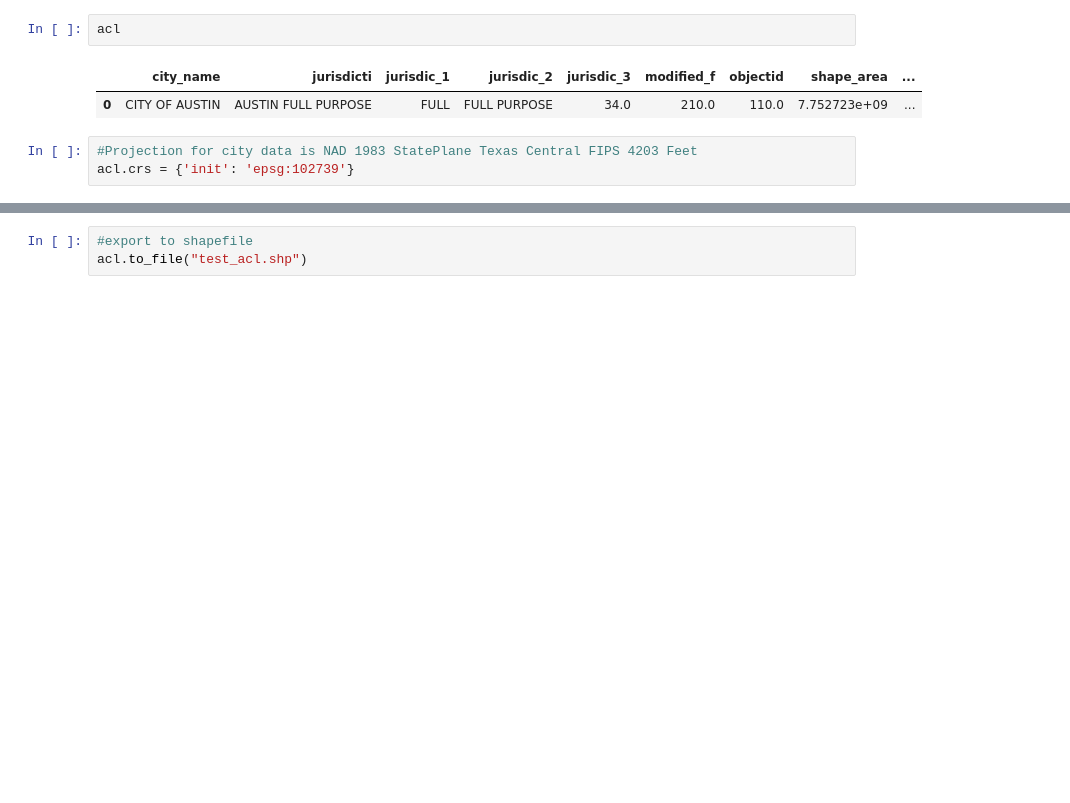
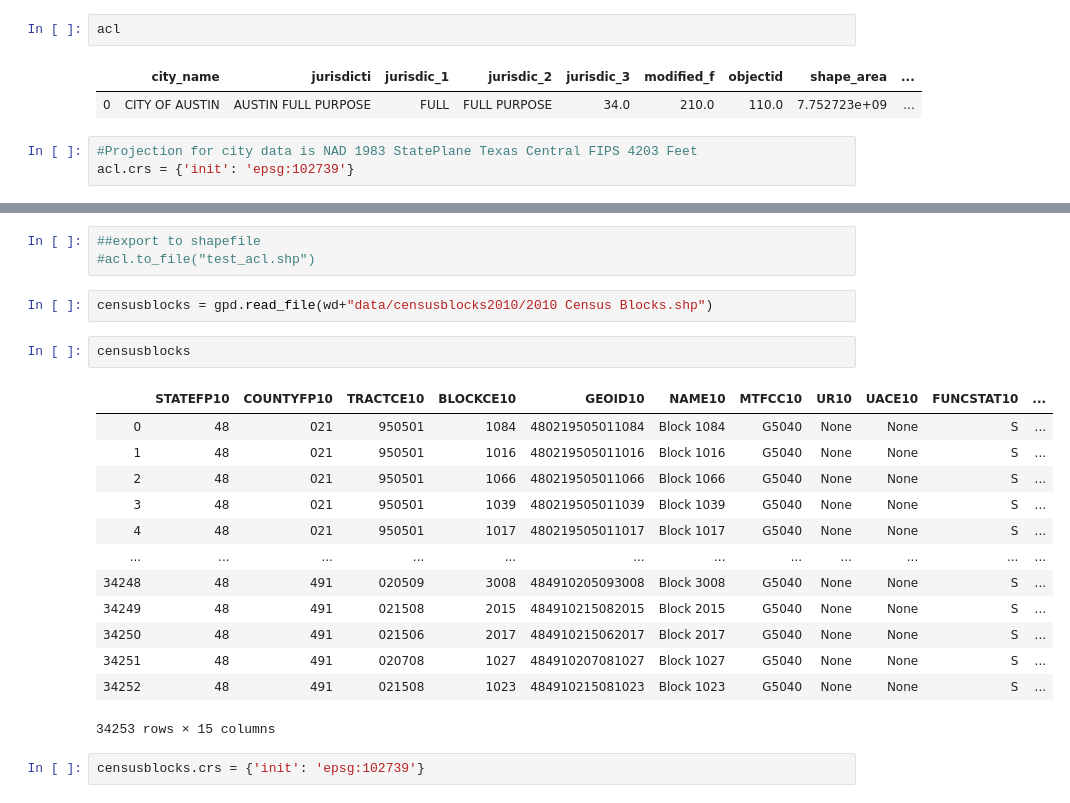
Before and after one commit to vsibarra/park-equity-atx, a Jupyter notebook: notebooks/UntitledJupTest.ipynb, the cells around one changed output, grey strips where cells are left out. Saved outputs shown, nothing was run; the diff lists cells and outputs as text; blank space fills up the shorter version.

Commit message:
added shapefiles

```diff
--- a/notebooks/UntitledJupTest.ipynb
+++ b/notebooks/UntitledJupTest.ipynb
@@ -38,5 +38,25 @@ plt.title("Austin City Limits - Full Jurisdiction")
 Text(0.5, 1, 'Austin City Limits - Full Jurisdiction')
 [figure]
 # %%
-#export to shapefile
-acl.to_file("test_acl.shp")
+##export to shapefile
+#acl.to_file("test_acl.shp")
+# %%
+censusblocks = gpd.read_file(wd+"data/censusblocks2010/2010 Census Blocks.shp")
+# %%
+censusblocks
+# %% [output]
+|  | STATEFP10 | COUNTYFP10 | TRACTCE10 | BLOCKCE10 | GEOID10 | NAME10 | MTFCC10 | UR10 | UACE10 | FUNCSTAT10 | ... |
+| 0 | 48 | 021 | 950501 | 1084 | 480219505011084 | Block 1084 | G5040 | None | None | S | ... |
+| 1 | 48 | 021 | 950501 | 1016 | 480219505011016 | Block 1016 | G5040 | None | None | S | ... |
+| 2 | 48 | 021 | 950501 | 1066 | 480219505011066 | Block 1066 | G5040 | None | None | S | ... |
+| 3 | 48 | 021 | 950501 | 1039 | 480219505011039 | Block 1039 | G5040 | None | None | S | ... |
+| 4 | 48 | 021 | 950501 | 1017 | 480219505011017 | Block 1017 | G5040 | None | None | S | ... |
+| ... | ... | ... | ... | ... | ... | ... | ... | ... | ... | ... | ... |
+| 34248 | 48 | 491 | 020509 | 3008 | 484910205093008 | Block 3008 | G5040 | None | None | S | ... |
+| 34249 | 48 | 491 | 021508 | 2015 | 484910215082015 | Block 2015 | G5040 | None | None | S | ... |
+| 34250 | 48 | 491 | 021506 | 2017 | 484910215062017 | Block 2017 | G5040 | None | None | S | ... |
+| 34251 | 48 | 491 | 020708 | 1027 | 484910207081027 | Block 1027 | G5040 | None | None | S | ... |
+| 34252 | 48 | 491 | 021508 | 1023 | 484910215081023 | Block 1023 | G5040 | None | None | S | ... |
+34253 rows × 15 columns
+# %%
+censusblocks.crs = {'init': 'epsg:102739'}
```
Also changed, not shown: parts of 5 cells of this notebook.
